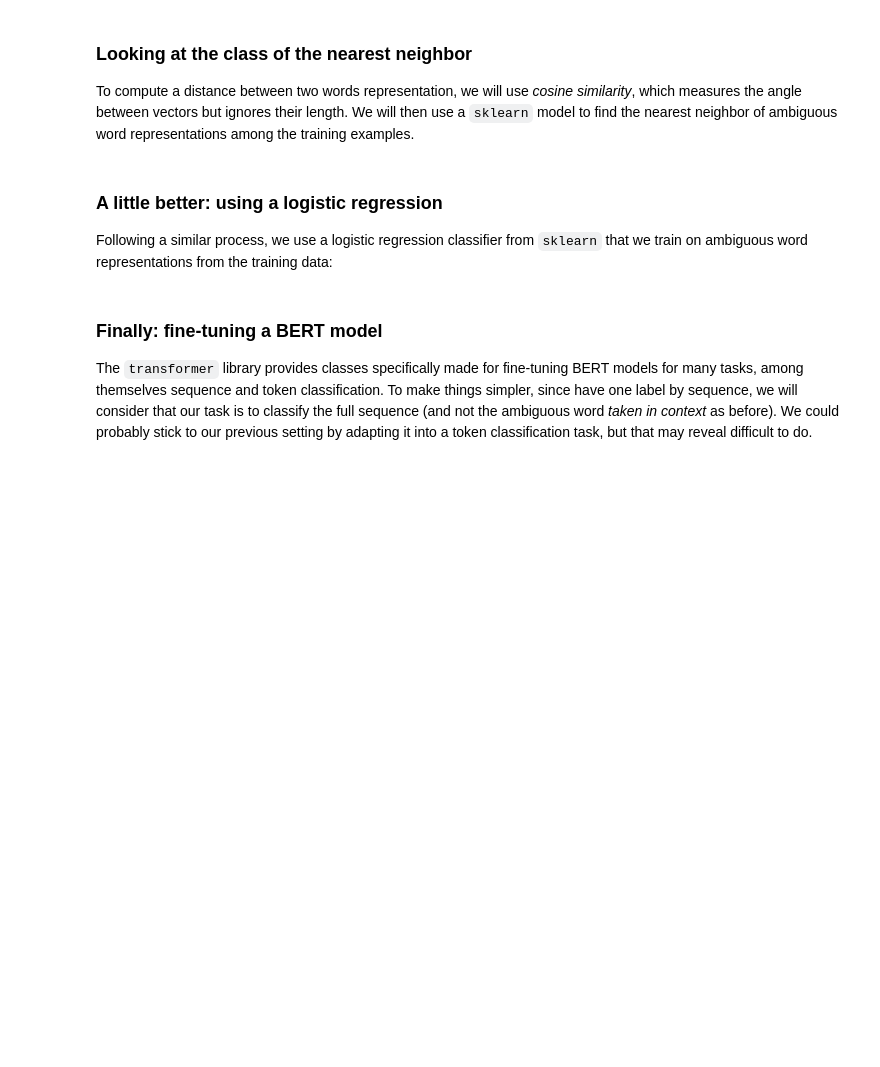
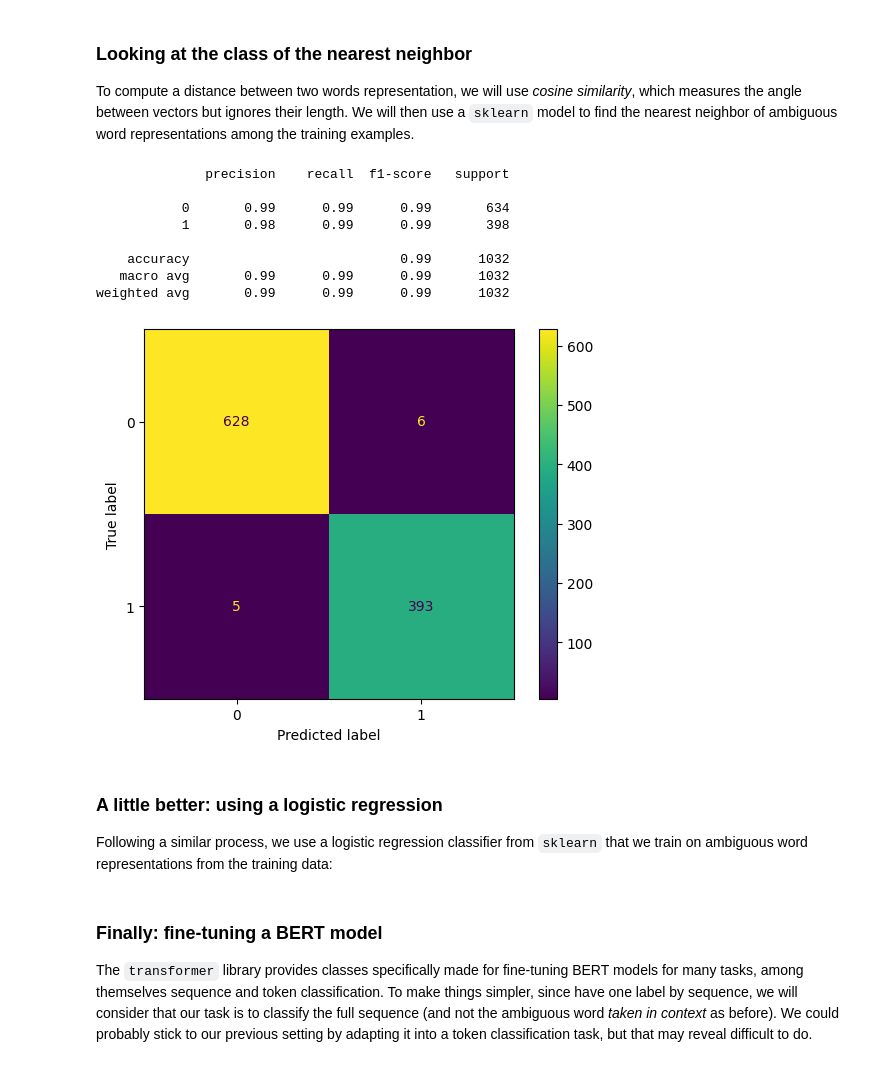
Before and after one commit to lhteillet/NLP_transfomers, a Jupyter notebook: BERT_for_disambiguation_students.ipynb, the cells around one changed output. Cells and saved outputs as stored; diff of their text form; code cells hidden in the pictures; blank space fills up the shorter version.

Commit message:
corrected the error with disp.plot

```diff
--- a/BERT_for_disambiguation_students.ipynb
+++ b/BERT_for_disambiguation_students.ipynb
@@ -579,9 +579,19 @@ true = apple_test_classes
 # %%
 print(classification_report(true, pred))
 cm = confusion_matrix(true , pred)
-disp = ConfusionMatrixDisplay(confusion_matrix=cm, display_labels=range(max(true)))
+disp = ConfusionMatrixDisplay(confusion_matrix=cm, display_labels=np.arange(0,max(true)+1))
 disp.plot()
 plt.show()
+# %% [output]
+              precision    recall  f1-score   support
+
+           0       0.99      0.99      0.99       634
+           1       0.98      0.99      0.99       398
+
+    accuracy                           0.99      1032
+   macro avg       0.99      0.99      0.99      1032
+weighted avg       0.99      0.99      0.99      1032
+[figure, added]
 # %%
 def baseline_nn(word, dataset, tokenizer, model):
     # Complete it !
```
